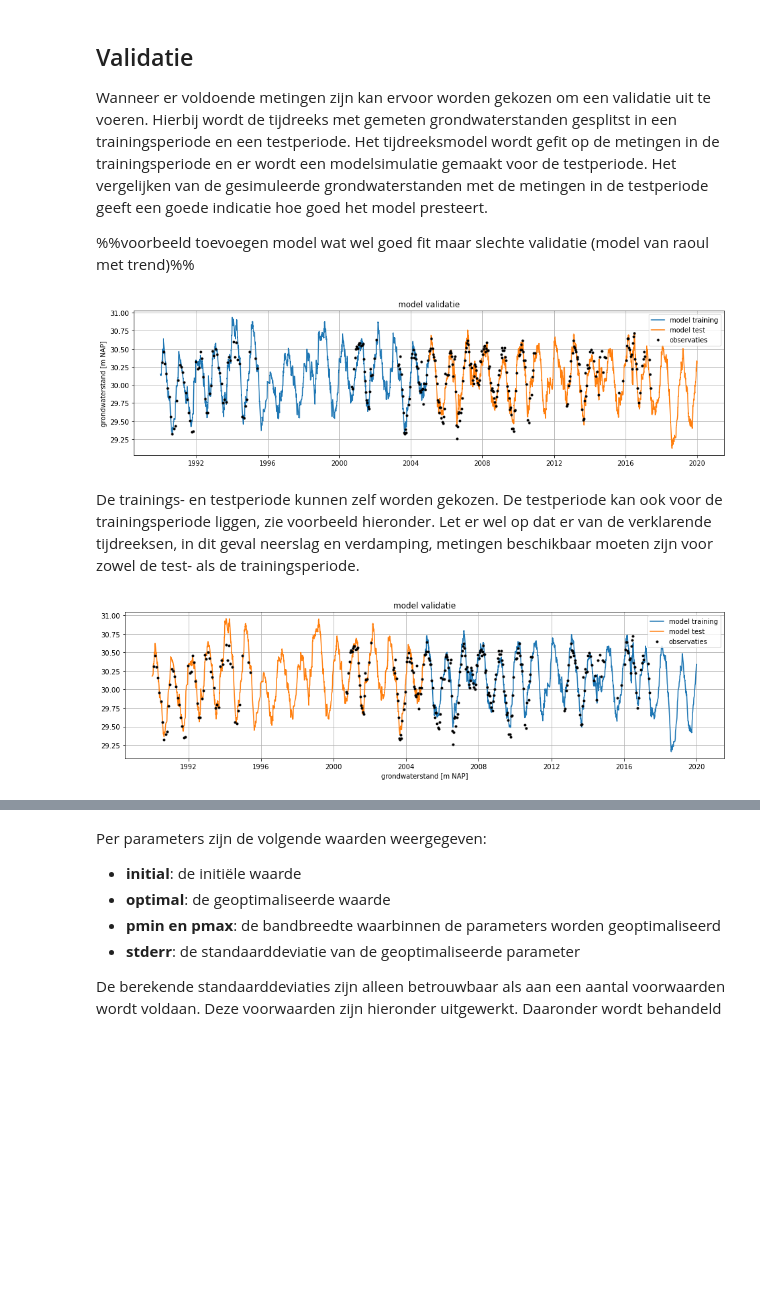
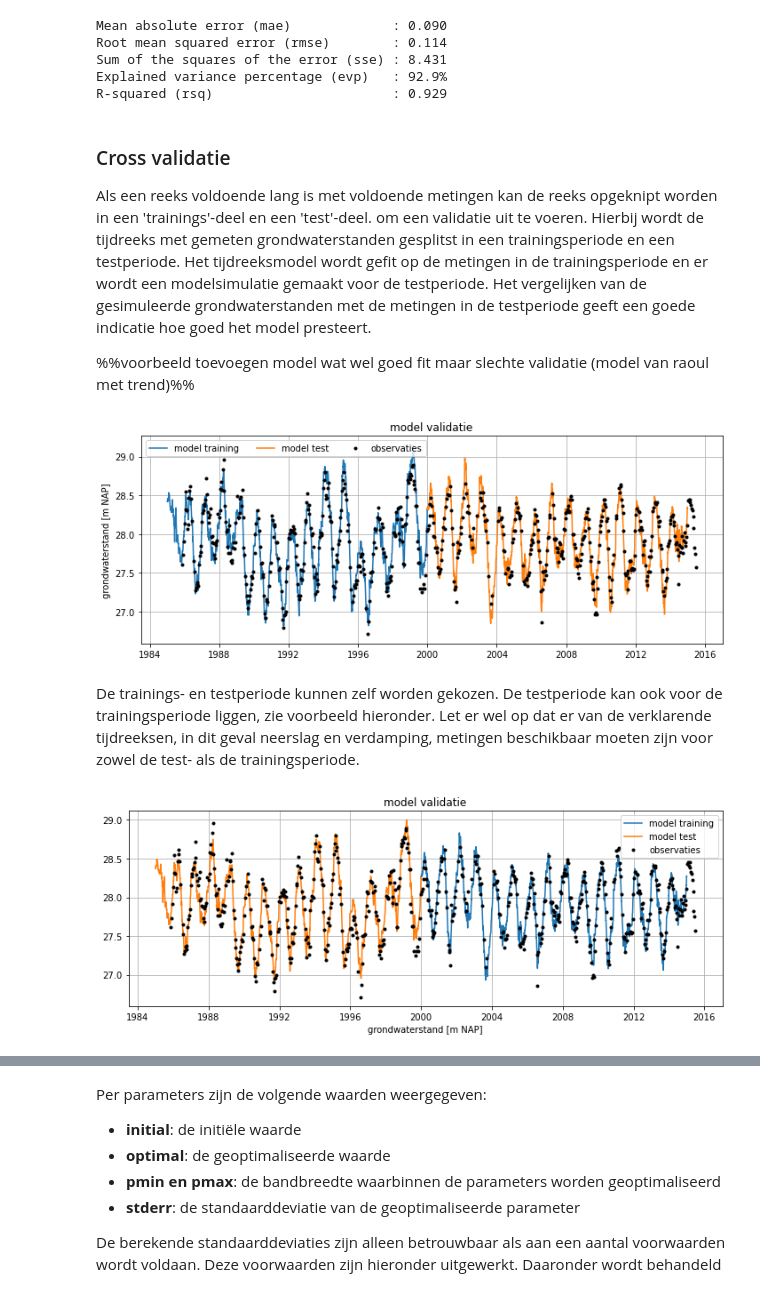
Before and after one commit to ArtesiaWater/stowa_handleiding_tijdreeksanalyse, a Jupyter notebook: beoordeling/beoordeling.ipynb, the cells around one changed output, grey strips where cells are left out. Saved outputs shown, nothing was run; the diff lists cells and outputs as text; code cells hidden in the pictures; blank space fills up the shorter version.

```diff
--- a/beoordeling/beoordeling.ipynb
+++ b/beoordeling/beoordeling.ipynb
@@ -138,0 +75,4 @@ ax.grid()
+# %%
+# inladen voorbeeld model
+ml1 = ps.io.load("./data/basic_model.pas")
+ml1.name = "Example model 1"
@@ -139,22 +146,43 @@ ax.grid()
+# %%
+# fit statistics kunnen in pastas worden opgevraagd met `ml.stats.<naam statische parameter>()`
+print(f'Mean absolute error (mae)             : '
+      f'{ml1.stats.mae():.3f}')
+print(f'Root mean squared error (rmse)        : '
+      f'{ml1.stats.rmse():.3f}')
+print(f'Sum of the squares of the error (sse) : '
+      f'{ml1.stats.sse():.3f}')
+print(f'Explained variance percentage (evp)   : '
+      f'{ml1.stats.evp():.1f}%')
+print(f'R-squared (rsq)                       : '
+      f'{ml1.stats.rsq():.3f}')
+# %% [output]
+Mean absolute error (mae)             : 0.090
+Root mean squared error (rmse)        : 0.114
+Sum of the squares of the error (sse) : 8.431
+Explained variance percentage (evp)   : 92.9%
+R-squared (rsq)                       : 0.929
 # %% [markdown]
-## Validatie<a name="validatie"></a>
+### Cross validatie<a name="validatie"></a>
 
-Wanneer er voldoende metingen zijn kan ervoor worden gekozen om een validatie uit te voeren. Hierbij wordt de tijdreeks met gemeten grondwaterstanden gesplitst in een trainingsperiode en een testperiode. Het tijdreeksmodel wordt gefit op de metingen in de trainingsperiode en er wordt een modelsimulatie gemaakt voor de testperiode. Het vergelijken van de gesimuleerde grondwaterstanden met de metingen in de testperiode geeft een goede indicatie hoe goed het model presteert.
+Als een reeks voldoende lang is met voldoende metingen kan de reeks opgeknipt worden in een 'trainings'-deel en een 'test'-deel.  om een validatie uit te voeren. Hierbij wordt de tijdreeks met gemeten grondwaterstanden gesplitst in een trainingsperiode en een testperiode. Het tijdreeksmodel wordt gefit op de metingen in de trainingsperiode en er wordt een modelsimulatie gemaakt voor de testperiode. Het vergelijken van de gesimuleerde grondwaterstanden met de metingen in de testperiode geeft een goede indicatie hoe goed het model presteert.
 
 %%voorbeeld toevoegen model wat wel goed fit maar slechte validatie (model van raoul met trend)%%
+# %%
+# train het model op periode 1985 - 2000, test het model op de periode 2005 - 2016
+ml_train1 = ml1.copy()
+ml_train1.solve(tmin='1985', tmax='1999', report=False)
 # %%
-# train het model op periode 1990 - 2005, test het model op de periode 2005 - 2020
-ml_train1 = ml.copy()
-ml_train1.solve(tmin='1990', tmax='2005', report=False)
-fig, ax = plt.subplots(figsize=(16,4))
-ax.plot(ml_train1.simulate(tmin='1990', tmax='2005'), label='model training')
-ax.plot(ml_train1.simulate(tmin='2005', tmax='2020'), label='model test')
-ax.plot(oseries['1990':], ls='', marker='.', label='observaties', color='k')
-ax.legend()
+fig, ax = plt.subplots(figsize=(10, 4))
+ax.plot(ml_train1.simulate(tmin='1985', tmax='2000'), label='model training')
+ax.plot(ml_train1.simulate(tmin='2000', tmax='2015'), label='model test')
+ax.plot(ml1.oseries.series_original, ls='', marker='.',
+        label='observaties', color='k')
+ax.legend(loc="upper left", ncol=3)
 ax.grid()
 ax.set_title('model validatie')
-ax.set_ylabel('grondwaterstand [m NAP]');
+ax.set_ylabel('grondwaterstand [m NAP]')
+fig.tight_layout()
 # %% [output]
-[figure, old version]
+[figure, new version]
 # %% [markdown]
 De trainings- en testperiode kunnen zelf worden gekozen. De testperiode kan ook voor de trainingsperiode liggen, zie voorbeeld hieronder. Let er wel op dat er van de verklarende tijdreeksen, in dit geval neerslag en verdamping, metingen beschikbaar moeten zijn voor zowel de test- als de trainingsperiode.
@@ -161,14 +193,13 @@ De trainings- en testperiode kunnen zelf worden gekozen. De testperiode kan ook
 # %%
-# train het model op periode 2005 - 2020, test het model op de periode 1990 - 2005
-ml_train2 = ml.copy()
-ml_train2.solve(tmin='2005', tmax='2020', report=False)
-fig, ax = plt.subplots(figsize=(16,4))
-ax.plot(ml_train2.simulate(tmin='2005', tmax='2020'), label='model training')
-ax.plot(ml_train2.simulate(tmin='1990', tmax='2005'), label='model test')
-ax.plot(oseries['1990':], ls='', marker='.', label='observaties', color='k')
+fig, ax = plt.subplots(figsize=(10, 4))
+ax.plot(ml_train2.simulate(tmin='2000', tmax='2015'), label='model training')
+ax.plot(ml_train2.simulate(tmin='1985', tmax='2000'), label='model test')
+ax.plot(ml1.oseries.series_original, ls='',
+        marker='.', label='observaties', color='k')
 ax.legend()
 ax.grid()
 ax.set_title('model validatie')
-ax.set_xlabel('grondwaterstand [m NAP]');
+ax.set_xlabel('grondwaterstand [m NAP]')
+fig.tight_layout()
 # %% [output]
-[figure, old version]
+[figure, new version]
```
Also changed, not shown: parts of 62 cells of this notebook.
